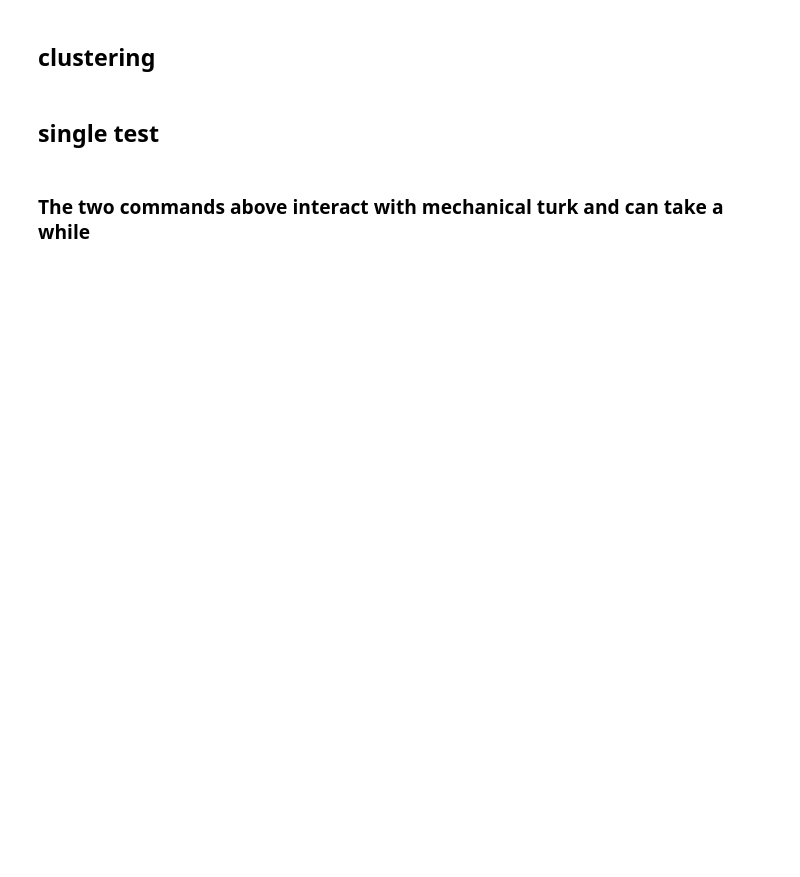
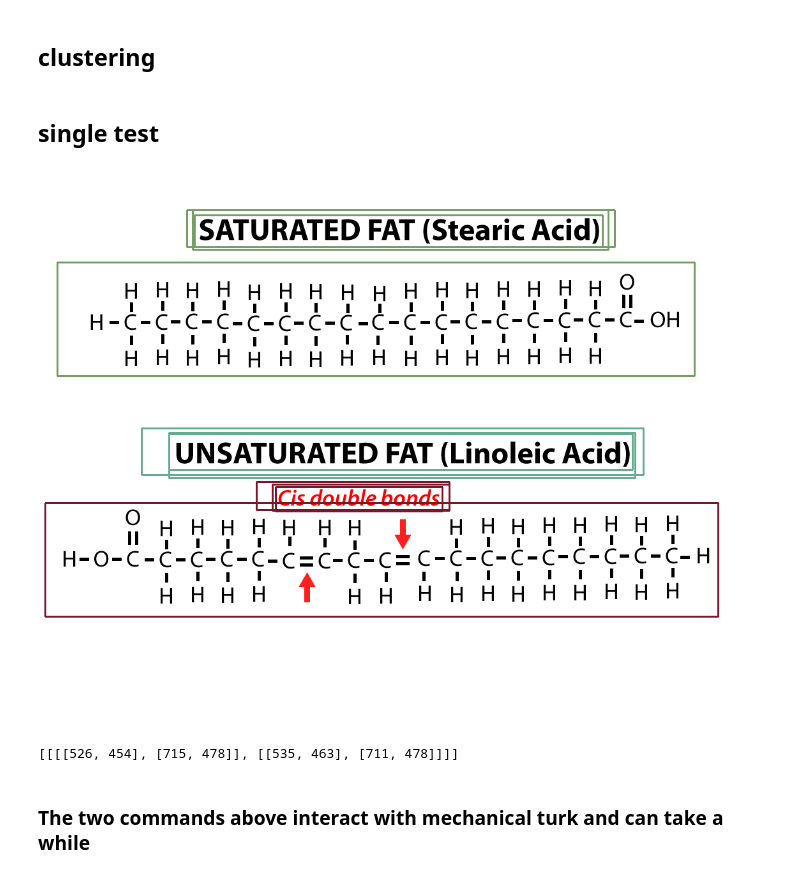
Before and after one commit to drschwenk/turk_processing, a Jupyter notebook: mturk_diagram_annotation.ipynb, the cells around one changed output. Drawn from its saved outputs; the diff is of its cells as text; code cells hidden in the pictures; blank space fills up the shorter version.

```diff
--- a/mturk_diagram_annotation.ipynb
+++ b/mturk_diagram_annotation.ipynb
@@ -208,4 +287,6 @@ grouped_by_diagram = results_df.groupby(['diagram', 'assignment_id'])
 # %%
+grouped_by_diagram = results_df.head(1000).groupby(['diagram', 'assignment_id'])
 diagram_agreement = defaultdict(list)
 for page_user, boxes in grouped_by_diagram:
-    diagram_agreement[page_user[0]].append(len(boxes))
+    print page_user
+    print
@@ -213,6 +312,10 @@ for page_user, boxes in grouped_by_diagram:
 agreement_series = []
 diagrams_with_turker_agreement = []
 for page, box_counts in diagram_agreement.items():
+#     if len(box_counts) < 2:
+#         continue
+    if len(box_counts) < 3:
+        continue
     agreement_series.append(len(set(box_counts)))
     if len(set(box_counts)) == 1:
         diagrams_with_turker_agreement.append(page)
@@ -390,3 +533,8 @@ for bracket, diagrams_in_bracket in no_turkers_agree.items():
 draw_loc_clusters(diagram_locs_almost, '/Users/schwenk/wrk/stb/check_clustering_km_almost_agree/')
 # %% [markdown]
 ## single test
+# %%
+grouped_by_diagram = results_df.groupby('diagram')
+diagram_locs = defaultdict(list)
+for diagram_name, boxes in grouped_by_diagram:
+    diagram_locs[diagram_name].extend(boxes['rectangle'].values)
@@ -393,14 +561,18 @@ draw_loc_clusters(diagram_locs_almost, '/Users/schwenk/wrk/stb/check_clustering_
 # %%
-problem_name = 'aquifers_6523.png'
-problem = diagram_locs_almost[problem_name]
+problem_name = 'hydrocarbons_8095.png'
+problem = diagram_locs[problem_name]
 
 image_path = flattened_topic_dir + problem_name
 clustered_text_boxes_centers = cluster_diagram_text_centers(problem)
 
 drawn_image = draw_clusters(image_path, clustered_text_boxes_centers)
 Image.fromarray(drawn_image)
+# %% [output]
+[figure, added]
 # %%
 [clust for clust in clustered_text_boxes_centers if len(clust) != 3]
+# %% [output]
+[[[[526, 454], [715, 478]], [[535, 463], [711, 478]]]]
 # %% [markdown]
 ### The two commands above interact with mechanical turk and can take a while
 # %%
```
Also changed, not shown: parts of 55 cells of this notebook, 2 other files.
